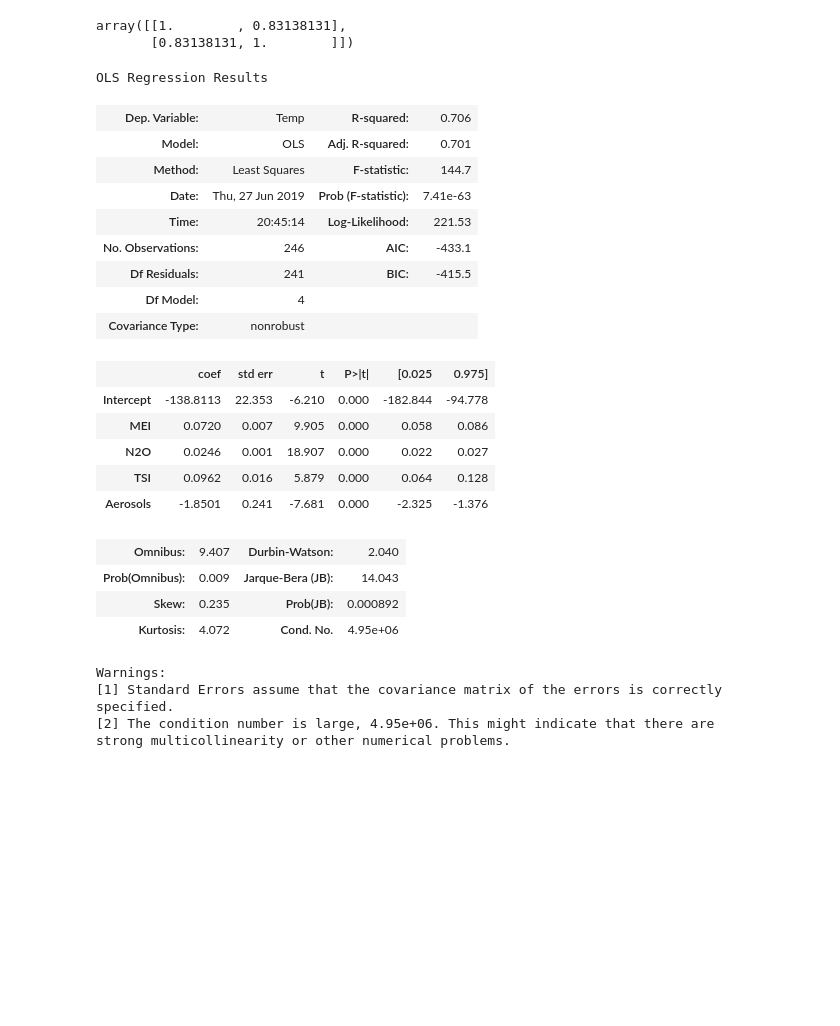
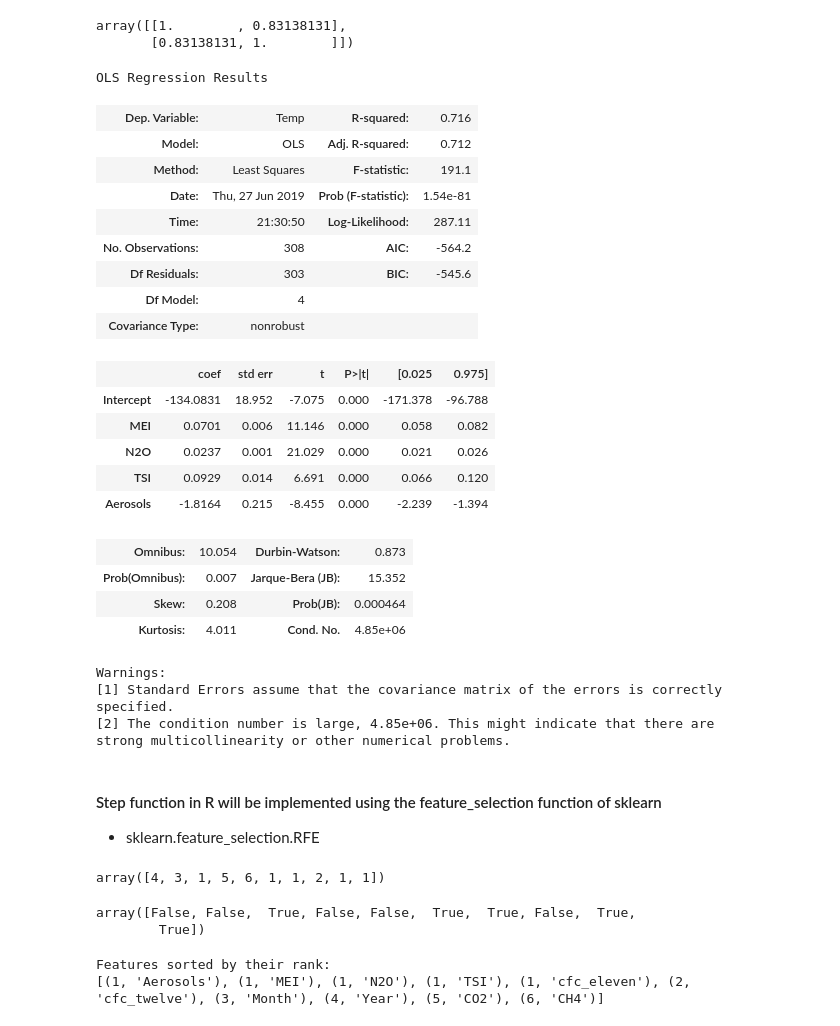
Before and after one commit to atheesh1998/Analytics-Edge, a Jupyter notebook: 2. Linear Regression/4. Climate Change.ipynb, the cells around one changed output. Saved outputs shown, nothing was run; the diff lists cells and outputs as text; code cells hidden in the pictures; blank space fills up the shorter version.

```diff
--- a/2. Linear Regression/4. Climate Change.ipynb
+++ b/2. Linear Regression/4. Climate Change.ipynb
@@ -139,30 +140,34 @@ np.corrcoef(df.cfc_eleven, df.cfc_twelve)
 array([[1.        , 0.83138131],
        [0.83138131, 1.        ]])
 # %%
-lm = smf.ols(formula = 'Temp ~ MEI+N2O+TSI+Aerosols', data = X_train_df).fit()
+lm = smf.ols(formula = 'Temp ~ MEI+N2O+TSI+Aerosols', data = df).fit()
 lm.summary()
 # %% [output]
 OLS Regression Results
-| Dep. Variable: | Temp | R-squared: | 0.706 |
-| Model: | OLS | Adj. R-squared: | 0.701 |
-| Method: | Least Squares | F-statistic: | 144.7 |
-| Date: | Thu, 27 Jun 2019 | Prob (F-statistic): | 7.41e-63 |
-| Time: | 20:45:14 | Log-Likelihood: | 221.53 |
-| No. Observations: | 246 | AIC: | -433.1 |
-| Df Residuals: | 241 | BIC: | -415.5 |
+| Dep. Variable: | Temp | R-squared: | 0.716 |
+| Model: | OLS | Adj. R-squared: | 0.712 |
+| Method: | Least Squares | F-statistic: | 191.1 |
+| Date: | Thu, 27 Jun 2019 | Prob (F-statistic): | 1.54e-81 |
+| Time: | 21:30:50 | Log-Likelihood: | 287.11 |
+| No. Observations: | 308 | AIC: | -564.2 |
+| Df Residuals: | 303 | BIC: | -545.6 |
 | Df Model: | 4 |  |  |
 | Covariance Type: | nonrobust |  |  |
 |  | coef | std err | t | P>|t| | [0.025 | 0.975] |
-| Intercept | -138.8113 | 22.353 | -6.210 | 0.000 | -182.844 | -94.778 |
-| MEI | 0.0720 | 0.007 | 9.905 | 0.000 | 0.058 | 0.086 |
-| N2O | 0.0246 | 0.001 | 18.907 | 0.000 | 0.022 | 0.027 |
-| TSI | 0.0962 | 0.016 | 5.879 | 0.000 | 0.064 | 0.128 |
-| Aerosols | -1.8501 | 0.241 | -7.681 | 0.000 | -2.325 | -1.376 |
+| Intercept | -134.0831 | 18.952 | -7.075 | 0.000 | -171.378 | -96.788 |
+| MEI | 0.0701 | 0.006 | 11.146 | 0.000 | 0.058 | 0.082 |
+| N2O | 0.0237 | 0.001 | 21.029 | 0.000 | 0.021 | 0.026 |
+| TSI | 0.0929 | 0.014 | 6.691 | 0.000 | 0.066 | 0.120 |
+| Aerosols | -1.8164 | 0.215 | -8.455 | 0.000 | -2.239 | -1.394 |
-| Omnibus: | 9.407 | Durbin-Watson: | 2.040 |
-| Prob(Omnibus): | 0.009 | Jarque-Bera (JB): | 14.043 |
-| Skew: | 0.235 | Prob(JB): | 0.000892 |
-| Kurtosis: | 4.072 | Cond. No. | 4.95e+06 |
+| Omnibus: | 10.054 | Durbin-Watson: | 0.873 |
+| Prob(Omnibus): | 0.007 | Jarque-Bera (JB): | 15.352 |
+| Skew: | 0.208 | Prob(JB): | 0.000464 |
+| Kurtosis: | 4.011 | Cond. No. | 4.85e+06 |
 Warnings:
 [1] Standard Errors assume that the covariance matrix of the errors is correctly specified.
-[2] The condition number is large, 4.95e+06. This might indicate that there are
+[2] The condition number is large, 4.85e+06. This might indicate that there are
 strong multicollinearity or other numerical problems.
+# %% [markdown]
+#### Step function in R will be implemented using the feature_selection function of sklearn
+
+* sklearn.feature_selection.RFE
@@ -168,0 +178,9 @@ strong multicollinearity or other numerical problems.
+# %%
+feature_selector.ranking_
+# %% [output]
+array([4, 3, 1, 5, 6, 1, 1, 2, 1, 1])
+# %%
+feature_selector.support_
+# %% [output]
+array([False, False,  True, False, False,  True,  True, False,  True,
+        True])
@@ -168,0 +189,6 @@ strong multicollinearity or other numerical problems.
+# %%
+print("Features sorted by their rank:")
+print(sorted(zip(map(lambda x: round(x, 4), feature_selector.ranking_), feature_names)))
+# %% [output]
+Features sorted by their rank:
+[(1, 'Aerosols'), (1, 'MEI'), (1, 'N2O'), (1, 'TSI'), (1, 'cfc_eleven'), (2, 'cfc_twelve'), (3, 'Month'), (4, 'Year'), (5, 'CO2'), (6, 'CH4')]
```
Also changed, not shown: parts of 12 cells of this notebook.
